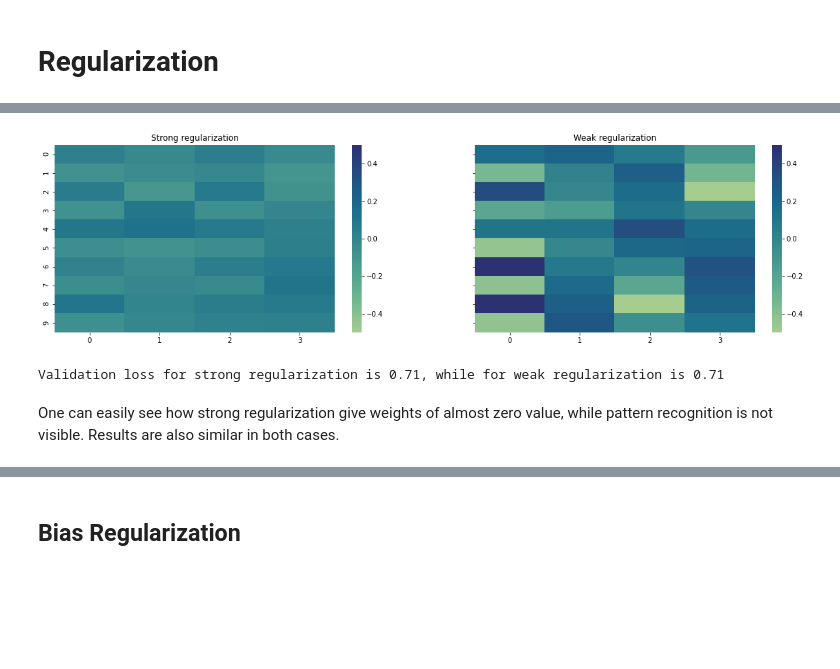
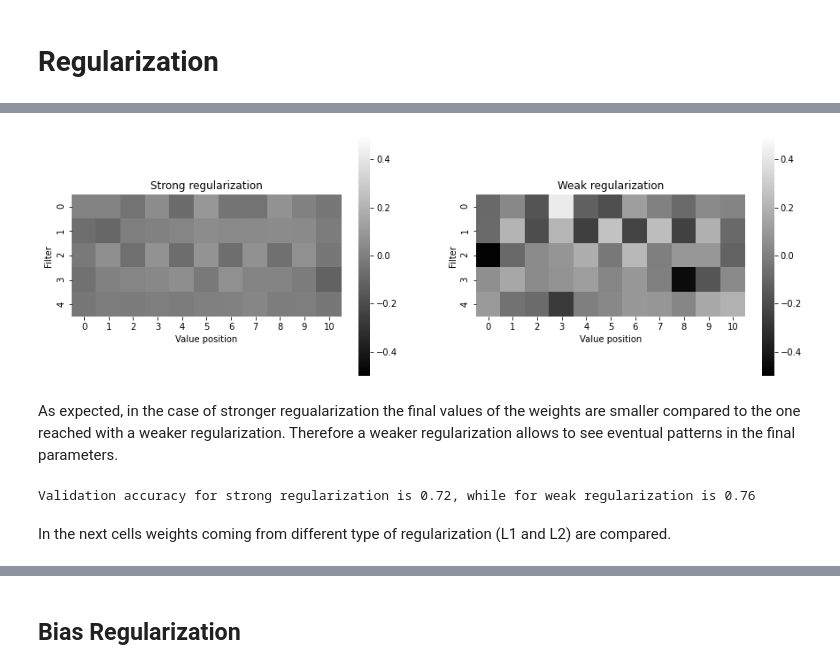
Before and after one commit to LorenzoBuriola/LoCP_moduleB, a Jupyter notebook: Week3/FPGheArt_exercise3.ipynb, the cells around one changed output, grey strips where cells are left out. Cells and saved outputs as stored; diff of their text form; code cells hidden in the pictures; blank space fills up the shorter version.

```diff
--- a/Week3/FPGheArt_exercise3.ipynb
+++ b/Week3/FPGheArt_exercise3.ipynb
@@ -106,13 +130,10 @@ def create_CNN(reg = regularizers.l2, PoolType = keras.layers.MaxPooling1D, Pool
     return model
 # %%
-def compile_model(reg = regularizers.l2, PoolType = keras.layers.MaxPooling1D, PoolSize = 3,
-               learn_rate= 0.001, fil = [4], k_size = [10],
-               dout_rate = 0.2, dense = [10], bias_reg = True, act_reg = True):
+def compile_model(reg = regularizers.l2, lam = 0.001, fil = [5,5],
+                  k_size = [11,7], dense = [10], Poolsize = 5, bias_reg = False, act_reg = False):
     # create the mode
-    model=create_CNN(reg,PoolType, PoolSize, learn_rate, fil, k_size, dout_rate, dense, bias_reg, act_reg)
+    model=create_CNN(reg, lam, fil, k_size, dense, Poolsize, bias_reg, act_reg)
     # compile the model
-
     model.compile(loss=keras.losses.categorical_crossentropy, optimizer = "adam", metrics = ["accuracy"])
-
     return model
 # %% [markdown]
@@ -359,7 +384,7 @@ L = len(x[0])
 input_shape = (len(x[0]),1)
 N_categ = 3
 # %%
-x_train, x_test, y_train, y_test = train_test_split( x, y, test_size=0.2)
+x_train, x_test, y_train, y_test = train_test_split(x, y, test_size=0.2, shuffle = True)
 x_train = x_train.reshape(x_train.shape[0],L,1)
 x_test = x_test.reshape(x_test.shape[0],L,1)
 # %% [markdown]
@@ -529,2 +559,13 @@ grid_result = grid.fit(x_train,y_train, epochs=250, batch_size = 250, shuffle =
+# %%
+# call Keras scikit wrapper
+model_gridsearch = KerasClassifier(build_fn = compile_model)
+
+# define parameter dictionary
+reg = [regularizers.l1, regularizers.l2, regularizers.l1_l2]
+lam = [0.1,0.01,0.001,0.0001]
+param_grid = dict(reg = reg , lam = lam)
+# call scikit grid search module
+grid = GridSearchCV(estimator=model_gridsearch, param_grid=param_grid, n_jobs=1, cv=4)
+grid.fit(x_train,y_train, epochs=250, batch_size = 250, shuffle = True, verbose = 0)
 # %%
 df_GridSearch = pd.read_csv("DATA/Regularization_results.csv", index_col = False)
@@ -558,10 +604,10 @@ Best fits are achieved by regularizers with small parameters: L1 and L1_L2 perfo
 batch_size = 250
 epochs = 250
 
-model1 = compile_model( reg = regularizers.l2,  learn_rate = 0.1,)
-model2 = compile_model( reg = regularizers.l2,  learn_rate = 0.001, )
+model1 = compile_model(reg = regularizers.l2,  lam = 0.1,)
+model2 = compile_model(reg = regularizers.l2,  lam = 0.001, )
 
-model1.fit(x_train, y_train, batch_size = batch_size, epochs=epochs, validation_data = (x_test, y_test), shuffle = True)
-model2.fit(x_train, y_train, batch_size = batch_size, epochs=epochs, validation_data = (x_test, y_test), shuffle = True)
+model1.fit(x_train, y_train, batch_size = batch_size, epochs=epochs, validation_data = (x_test, y_test), shuffle = True, verbose = 0)
+model2.fit(x_train, y_train, batch_size = batch_size, epochs=epochs, validation_data = (x_test, y_test), shuffle = True, verbose = 0)
 # %% [output]
 Epoch 1/250
@@ -584,25 +630,30 @@ Epoch 250/250
 <tensorflow.python.keras.callbacks.History at 0x...>
 # %%
-fig, axes = plt.subplots(1,2,figsize=(20,5), sharey=True)
-colors = ["#D81B60", "#1E88E5", "#FFC107", "#004D40"]
+fig, axes = plt.subplots(1,2,figsize=(15,5))
 
 filters, biases = model1.layers[0].get_weights()
-sns.heatmap(filters.reshape(10,4), ax = axes[0], cmap = "crest", vmin = -0.5, vmax = 0.5)
+sns.heatmap(filters.reshape(11,5).T, ax = axes[0], cmap = "gray", vmin = -0.5, vmax = 0.5, square = True)
 axes[0].set_title("Strong regularization")
+axes[0].set_ylabel('Filter')
+axes[0].set_xlabel('Value position')
 
 filters, biases = model2.layers[0].get_weights()
-sns.heatmap(filters.reshape(10,4), ax = axes[1], cmap = "crest", vmin = -0.5, vmax = 0.5)
+sns.heatmap(filters.reshape(11,5).T, ax = axes[1], cmap = "gray", vmin = -0.5, vmax = 0.5, square = True)
 axes[1].set_title("Weak regularization")
+axes[1].set_ylabel('Filter')
+axes[1].set_xlabel('Value position')
 
 plt.show()
 # %% [output]
-[figure, old version]
+[figure, new version]
+# %% [markdown]
+As expected, in the case of stronger regualarization the final values of the weights are smaller compared to the one reached with a weaker regularization. Therefore a weaker regularization allows to see eventual patterns in the final parameters.
 # %%
 results1 = model1.evaluate(x_test, y_test, verbose = 0)
 results2 = model2.evaluate(x_test, y_test, verbose = 0)
 
-print(f"Validation loss for strong regularization is {results1[1]:1.2}, while for weak regularization is {results2[1]:1.2}")
+print(f"Validation accuracy for strong regularization is {results1[1]:1.2}, while for weak regularization is {results2[1]:1.2}")
 # %% [output]
-Validation loss for strong regularization is 0.71, while for weak regularization is 0.71
+Validation accuracy for strong regularization is 0.72, while for weak regularization is 0.76
-# %% [markdown]
-One can easily see how strong regularization give weights of almost zero value, while pattern recognition is not visible. Results are also similar in both cases.
+# %% [markdown]
+In the next cells weights coming from different type of regularization (L1 and L2) are compared.
```
Also changed, not shown: parts of 100 cells of this notebook, 2 other files.
